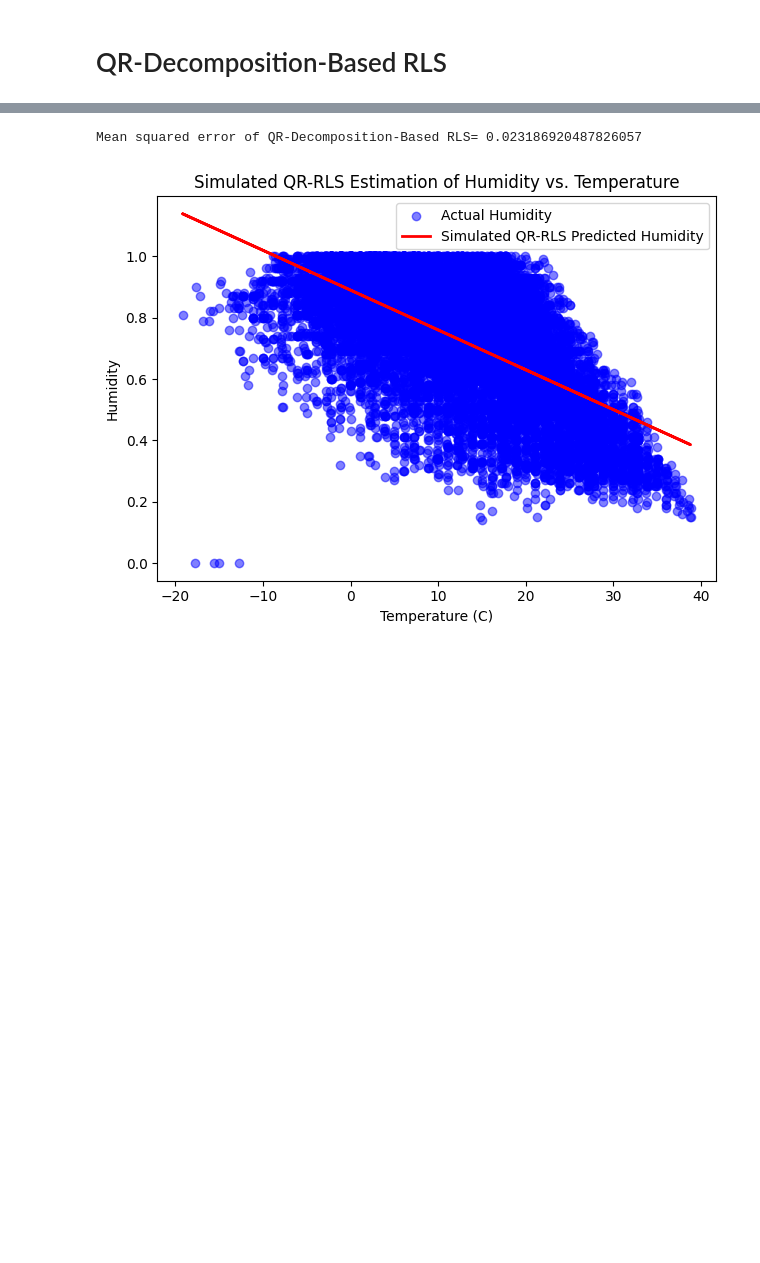
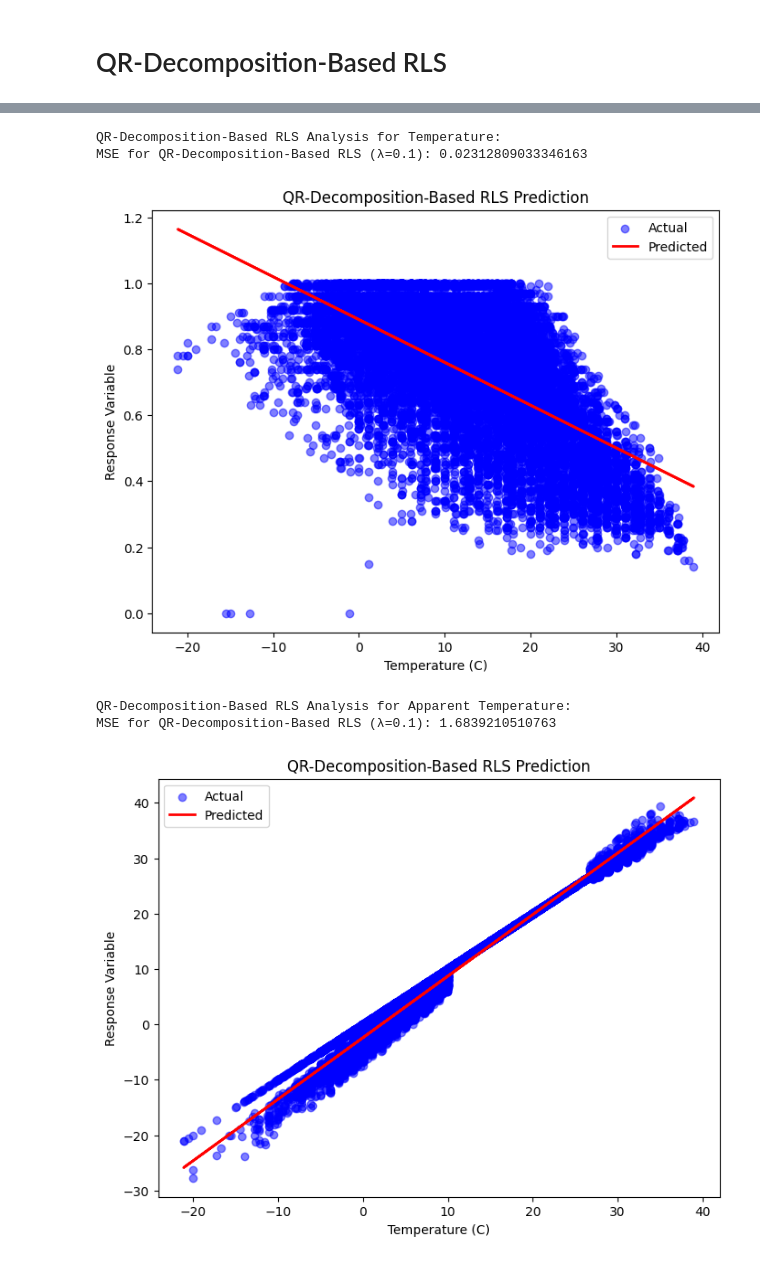
Before and after one commit to shimanaseri/ML-course, a Jupyter notebook: ML_HW1_Q3.ipynb, the cells around one changed output, grey strips where cells are left out. Cells and saved outputs as stored; diff of their text form; code cells hidden in the pictures; blank space fills up the shorter version.

```diff
--- a/ML_HW1_Q3.ipynb
+++ b/ML_HW1_Q3.ipynb
@@ -223,22 +203,51 @@ Mean squared error of QR-Decomposition-Based RLS= 1.6783122151602787
-# %%
-# Fit an OLS model for demonstration purposes
-ols_model_humidity = LinearRegression().fit(X_train_wls[:, 1].reshape(-1, 1), y_train_wls)
-
-# Make predictions on the test set using the OLS models (as a stand-in for QR-RLS predictions)
-y_pred_qr_rls_humidity = ols_model_humidity.predict(X_test_wls[:, 1].reshape(-1, 1))
-
-mse_qr_rls_humidity = mean_squared_error(y_test_wls, y_pred_qr_rls_humidity)
-print(f'Mean squared error of QR-Decomposition-Based RLS= {mse_qr_rls_humidity}')
-
-plt.scatter(X_test_wls[:, 1], y_test_wls, color='blue', alpha=0.5, label='Actual Humidity')
-plt.plot(X_test_wls[:, 1], y_pred_qr_rls_humidity, color='red', label='Simulated QR-RLS Predicted Humidity', linewidth=2)
-plt.title('Simulated QR-RLS Estimation of Humidity vs. Temperature')
-plt.xlabel('Temperature (C)')
-plt.ylabel('Humidity')
-plt.legend()
-
-plt.tight_layout()
-plt.show()
-# %% [output]
-Mean squared error of QR-Decomposition-Based RLS= 0.023186920487826057
-[figure, removed]
+# %%
+from numpy.linalg import qr, inv
+# Correcting the implementation details for QR-Decomposition-Based RLS and adding plots
+def qr_decomposition_based_rls_and_plot(X_train, y_train, X_test, y_test, lam=1.0, title='QR-Decomposition-Based RLS Prediction'):
+    n, m = X_train.shape
+    XTX = X_train.T @ X_train
+    XTy = X_train.T @ y_train
+    identity_matrix = np.eye(m)
+
+    # Regularization
+    XTX_lam = XTX + lam * identity_matrix
+
+    # QR Decomposition
+    Q, R = qr(XTX_lam)
+
+    # Solve for coefficients
+    beta = np.linalg.inv(R) @ Q.T @ XTy
+
+    y_pred = X_test @ beta
+
+    mse = mean_squared_error(y_test, y_pred)
+    print(f'MSE for QR-Decomposition-Based RLS (λ={lam}): {mse}')
+
+    plt.figure(figsize=(8, 6))
+    plt.scatter(X_test[:, 1], y_test, color='blue', alpha=0.5, label='Actual')
+    plt.plot(X_test[:, 1], X_test @ beta, color='red', label='Predicted', linewidth=2)
+    plt.title(title)
+    plt.xlabel('Temperature (C)')
+    plt.ylabel('Response Variable')
+    plt.legend()
+    plt.show()
+
+    return beta
+
+# Prepare the data (with intercept)
+X_with_intercept = np.hstack([np.ones((X.shape[0], 1)), X])
+X_train, X_test, y_train_humidity, y_test_humidity = train_test_split(X_with_intercept, y_humidity, test_size=0.2, random_state=14)
+X_train, X_test, y_train_app_temp, y_test_app_temp = train_test_split(X_with_intercept, y_app_temp, test_size=0.2, random_state=14)
+
+print("QR-Decomposition-Based RLS Analysis for Temperature:")
+beta_qr_rls_humidity, mse_qr_rls_humidity = qr_decomposition_based_rls_and_plot(X_train, y_train_humidity, X_test, y_test_humidity, lam=0.1)
+
+print("\nQR-Decomposition-Based RLS Analysis for Apparent Temperature:")
+beta_qr_rls_app_temp, mse_qr_rls_app_temp = qr_decomposition_based_rls_and_plot(X_train, y_train_app_temp, X_test, y_test_app_temp, lam=0.1)
+# %% [output]
+QR-Decomposition-Based RLS Analysis for Temperature:
+MSE for QR-Decomposition-Based RLS (λ=0.1): 0.02312809033346163
+[figure, added]
+QR-Decomposition-Based RLS Analysis for Apparent Temperature:
+MSE for QR-Decomposition-Based RLS (λ=0.1): 1.6839210510763
+[figure, added]
```
Also changed, not shown: parts of 1 cell of this notebook.
